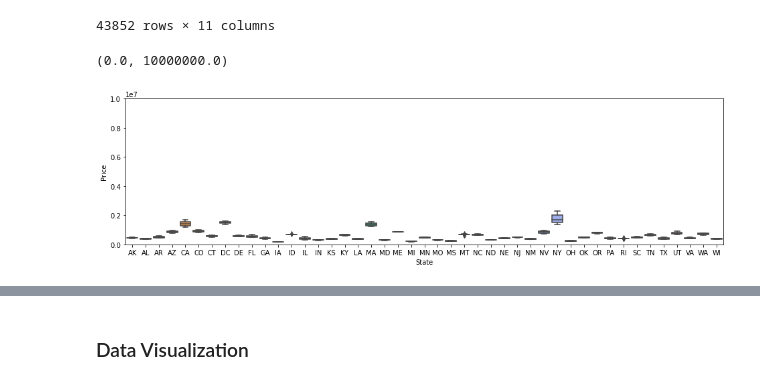
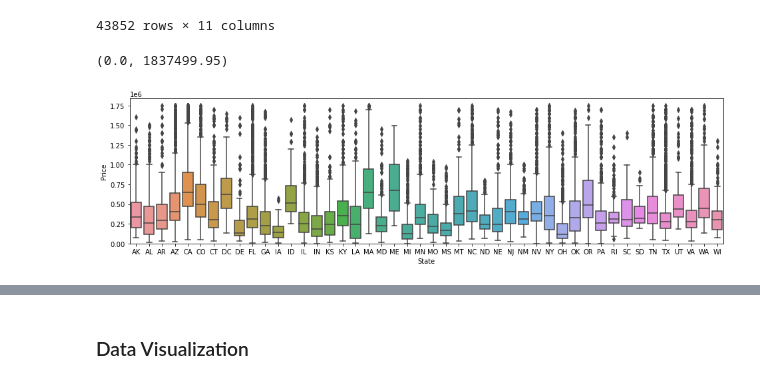
Before and after one commit to StockJanitor/CIS41_Project, a Jupyter notebook: CIS41_Project.ipynb, the cells around one changed output, grey strips where cells are left out. Cells and saved outputs as stored; diff of their text form; code cells hidden in the pictures.

```diff
--- a/CIS41_Project.ipynb
+++ b/CIS41_Project.ipynb
@@ -578,13 +578,14 @@ house_df
 | 43851 | 3.0 | 3.0 | 3200.0 | House | 464900.0 | Madison | WI | 53717 | 145.281250 | MidWest | 0.247104 |
 43852 rows × 11 columns
 # %%
-house_df_nout = house_df[(house_df['z_score'] >= -0.07) & (house_df['z_score'] <= 0.07)]
+#house_df_nout = house_df[(house_df['z_score'] >= -0.07) & (house_df['z_score'] <= 0.07)]
+house_df_nout = house_df[(house_df['Price'] <= 1750000)]
 plt.figure(figsize=(16,4))
 ax = sns.boxplot(data = house_df_nout, x = 'State' , y = 'Price')
-ax.set_ylim(0,10000000)
+ax.set_ylim(0,None)
 # %% [output]
-(0.0, 10000000.0)
+(0.0, 1837499.95)
-[figure, old version]
+[figure, new version]
 # %%
 house_df_nout.head(20)
 # %% [output]
```
